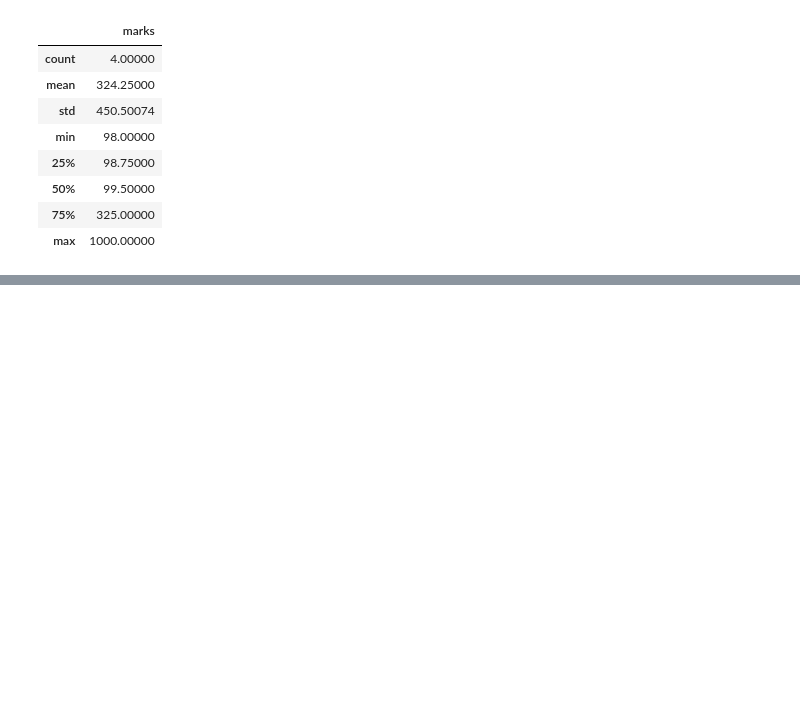
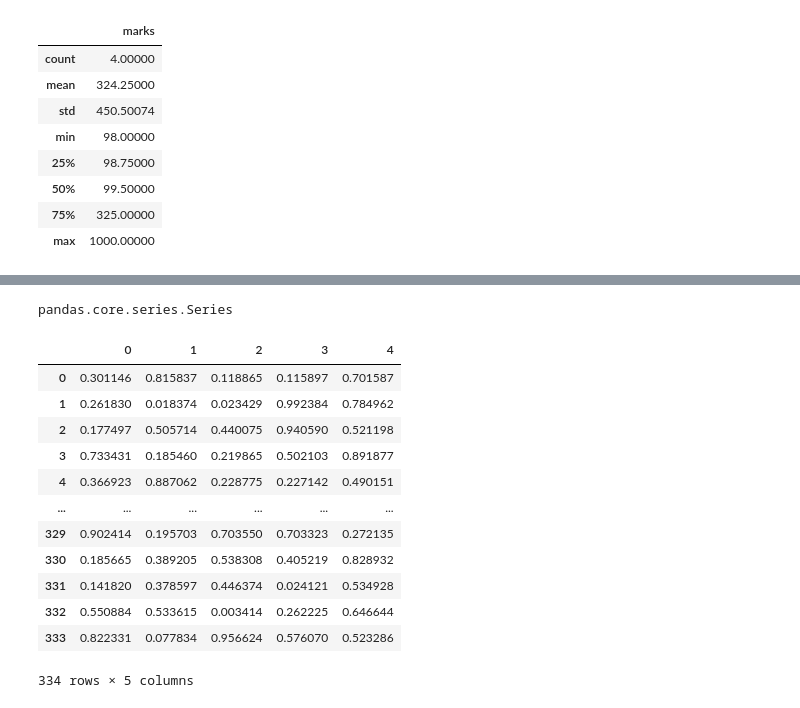
Before and after one commit to ChinmayBhattt/Machine-Learning-Playground, a Jupyter notebook: Pandas/basicPandas.ipynb, the cells around one changed output, grey strips where cells are left out. Saved outputs shown, nothing was run; the diff lists cells and outputs as text; code cells hidden in the pictures; blank space fills up the shorter version.

```diff
--- a/Pandas/basicPandas.ipynb
+++ b/Pandas/basicPandas.ipynb
@@ -64,0 +107,4 @@ cb['speed'0
+# %%
+type(ser)
+# %% [output]
+pandas.core.series.Series
@@ -64,0 +113,16 @@ cb['speed'0
+# %%
+newdf
+# %% [output]
+|  | 0 | 1 | 2 | 3 | 4 |
+| 0 | 0.301146 | 0.815837 | 0.118865 | 0.115897 | 0.701587 |
+| 1 | 0.261830 | 0.018374 | 0.023429 | 0.992384 | 0.784962 |
+| 2 | 0.177497 | 0.505714 | 0.440075 | 0.940590 | 0.521198 |
+| 3 | 0.733431 | 0.185460 | 0.219865 | 0.502103 | 0.891877 |
+| 4 | 0.366923 | 0.887062 | 0.228775 | 0.227142 | 0.490151 |
+| ... | ... | ... | ... | ... | ... |
+| 329 | 0.902414 | 0.195703 | 0.703550 | 0.703323 | 0.272135 |
+| 330 | 0.185665 | 0.389205 | 0.538308 | 0.405219 | 0.828932 |
+| 331 | 0.141820 | 0.378597 | 0.446374 | 0.024121 | 0.534928 |
+| 332 | 0.550884 | 0.533615 | 0.003414 | 0.262225 | 0.646644 |
+| 333 | 0.822331 | 0.077834 | 0.956624 | 0.576070 | 0.523286 |
+334 rows × 5 columns
```
Also changed, not shown: parts of 23 cells of this notebook.
